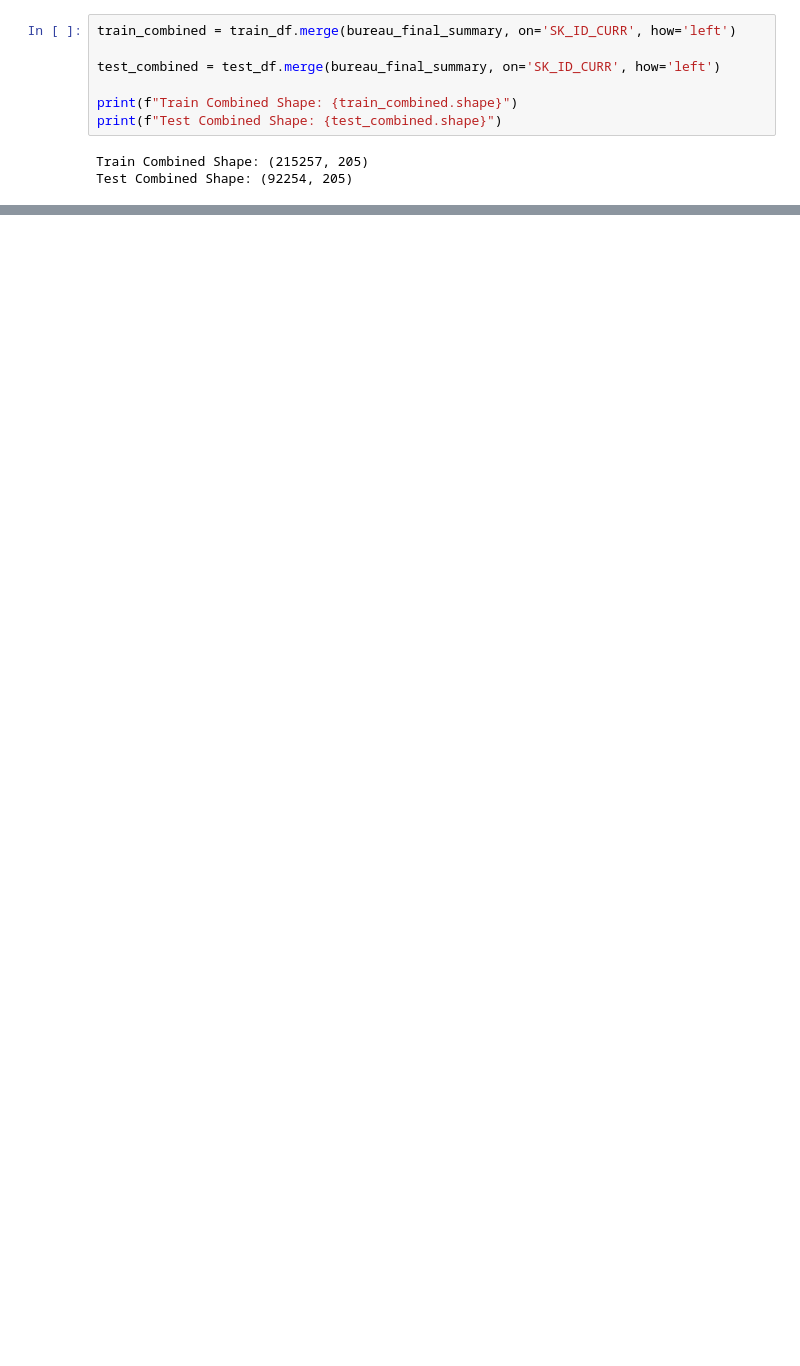
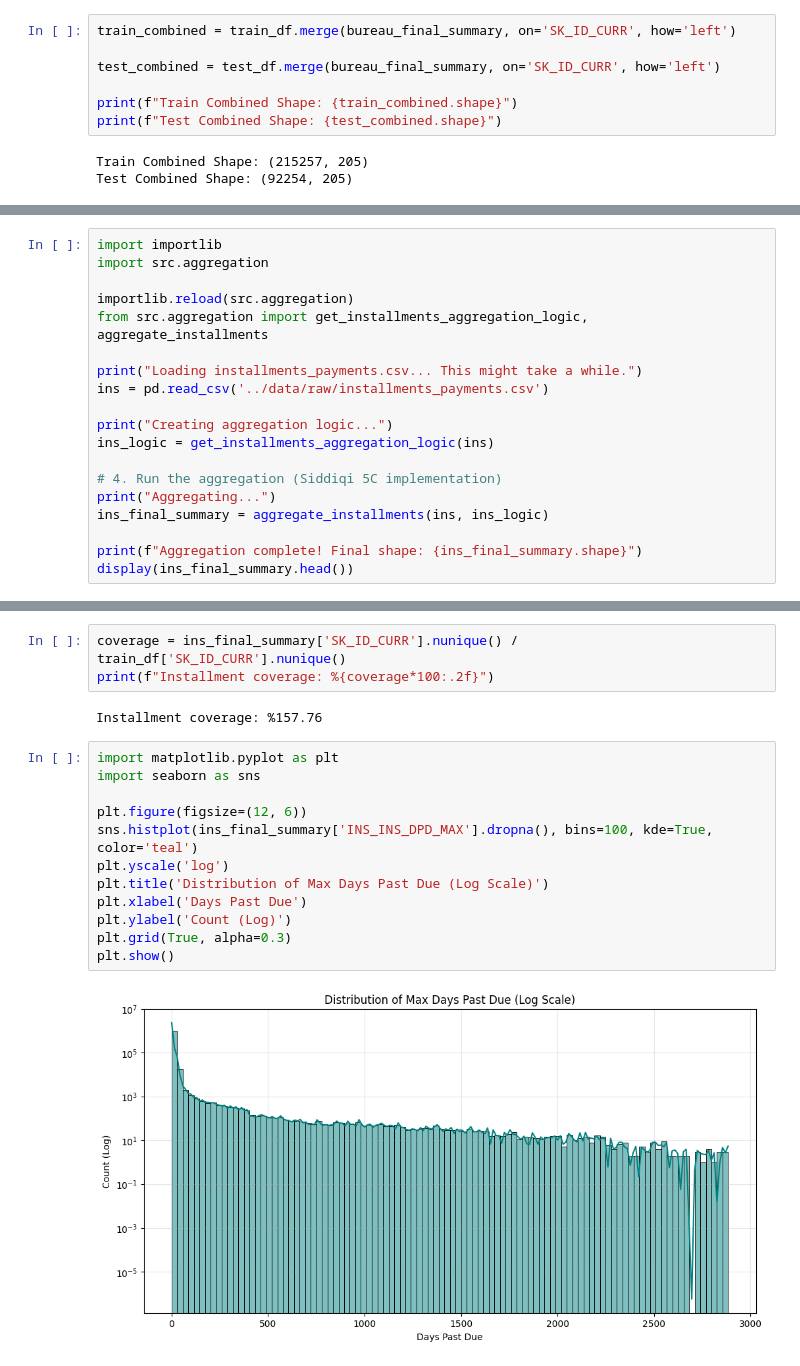
Before and after one commit to ErenReyhanlioglu/Credit_Risk_Analysis, a Jupyter notebook: notebooks/01_data_integrity_check.ipynb, the cells around one changed output, grey strips where cells are left out. Cells and saved outputs as stored; diff of their text form; blank space fills up the shorter version.

Commit message:
feat: add preprocessing and aggregation logic with bureau and prev data

```diff
--- a/notebooks/01_data_integrity_check.ipynb
+++ b/notebooks/01_data_integrity_check.ipynb
@@ -474,0 +558,19 @@ dtype: float64
+# %%
+import importlib
+import src.aggregation
+
+importlib.reload(src.aggregation)
+from src.aggregation import get_installments_aggregation_logic, aggregate_installments
+
+print("Loading installments_payments.csv... This might take a while.")
+ins = pd.read_csv('../data/raw/installments_payments.csv')
+
+print("Creating aggregation logic...")
+ins_logic = get_installments_aggregation_logic(ins)
+
+# 4. Run the aggregation (Siddiqi 5C implementation)
+print("Aggregating...")
+ins_final_summary = aggregate_installments(ins, ins_logic)
+
+print(f"Aggregation complete! Final shape: {ins_final_summary.shape}")
+display(ins_final_summary.head())
@@ -474,0 +620,19 @@ dtype: float64
+# %%
+coverage = ins_final_summary['SK_ID_CURR'].nunique() / train_df['SK_ID_CURR'].nunique()
+print(f"Installment coverage: %{coverage*100:.2f}")
+# %% [output]
+Installment coverage: %157.76
+# %%
+import matplotlib.pyplot as plt
+import seaborn as sns
+
+plt.figure(figsize=(12, 6))
+sns.histplot(ins_final_summary['INS_INS_DPD_MAX'].dropna(), bins=100, kde=True, color='teal')
+plt.yscale('log')
+plt.title('Distribution of Max Days Past Due (Log Scale)')
+plt.xlabel('Days Past Due')
+plt.ylabel('Count (Log)')
+plt.grid(True, alpha=0.3)
+plt.show()
+# %% [output]
+[figure, added]
```
Also changed, not shown: parts of 38 cells of this notebook, 2 other files.
